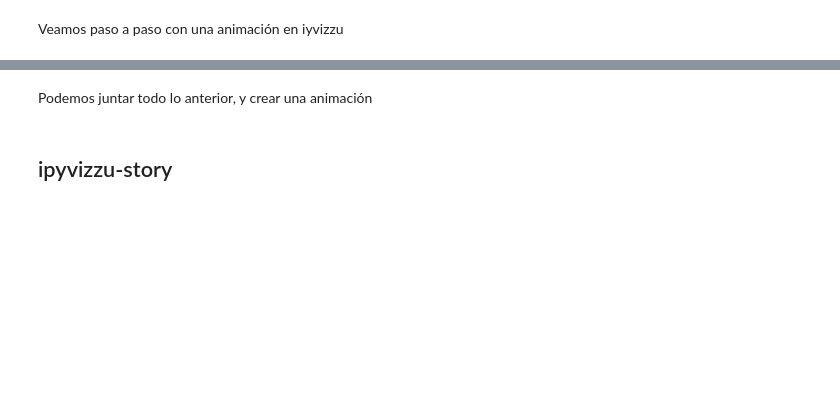
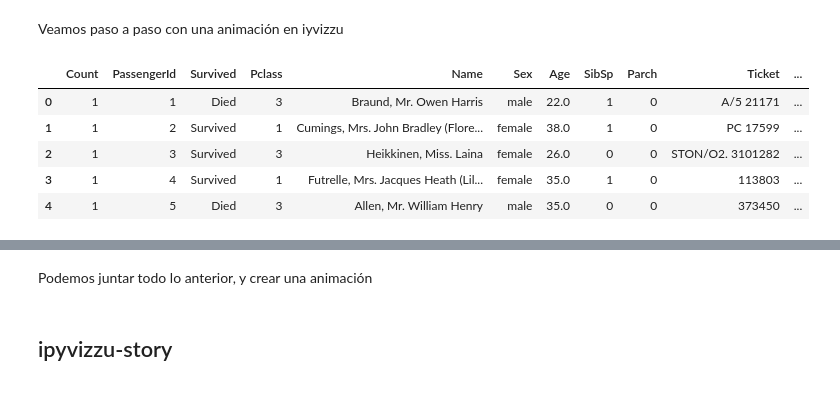
Before and after one commit to sebastiandres/talk_2023_09_07_vizzu, a Jupyter notebook: 2023-09-07-Vizzualizacion-de-datos.ipynb, the cells around one changed output, grey strips where cells are left out. Cells and saved outputs as stored; diff of their text form; code cells hidden in the pictures; blank space fills up the shorter version.

```diff
--- a/2023-09-07-Vizzualizacion-de-datos.ipynb
+++ b/2023-09-07-Vizzualizacion-de-datos.ipynb
@@ -229,8 +244,17 @@ pip install ipyvizzu
 Veamos paso a paso con una animación en iyvizzu
 # %%
 import pandas as pd
-from ipyvizzu import Chart, Data, Config
+from ipyvizzu import Data
 
-df = pd.read_csv("https://ipyvizzu.vizzuhq.com/0.16/showcases/titanic/titanic.csv")
+df = pd.read_csv("data/titanic.csv")
 data = Data()
 data.add_df(df)
+# %%
+df.head()
+# %% [output]
+|  | Count | PassengerId | Survived | Pclass | Name | Sex | Age | SibSp | Parch | Ticket | ... |
+| 0 | 1 | 1 | Died | 3 | Braund, Mr. Owen Harris | male | 22.0 | 1 | 0 | A/5 21171 | ... |
+| 1 | 1 | 2 | Survived | 1 | Cumings, Mrs. John Bradley (Flore... | female | 38.0 | 1 | 0 | PC 17599 | ... |
+| 2 | 1 | 3 | Survived | 3 | Heikkinen, Miss. Laina | female | 26.0 | 0 | 0 | STON/O2. 3101282 | ... |
+| 3 | 1 | 4 | Survived | 1 | Futrelle, Mrs. Jacques Heath (Lil... | female | 35.0 | 1 | 0 | 113803 | ... |
+| 4 | 1 | 5 | Died | 3 | Allen, Mr. William Henry | male | 35.0 | 0 | 0 | 373450 | ... |
```
Also changed, not shown: parts of 47 cells of this notebook, 10 other files.
